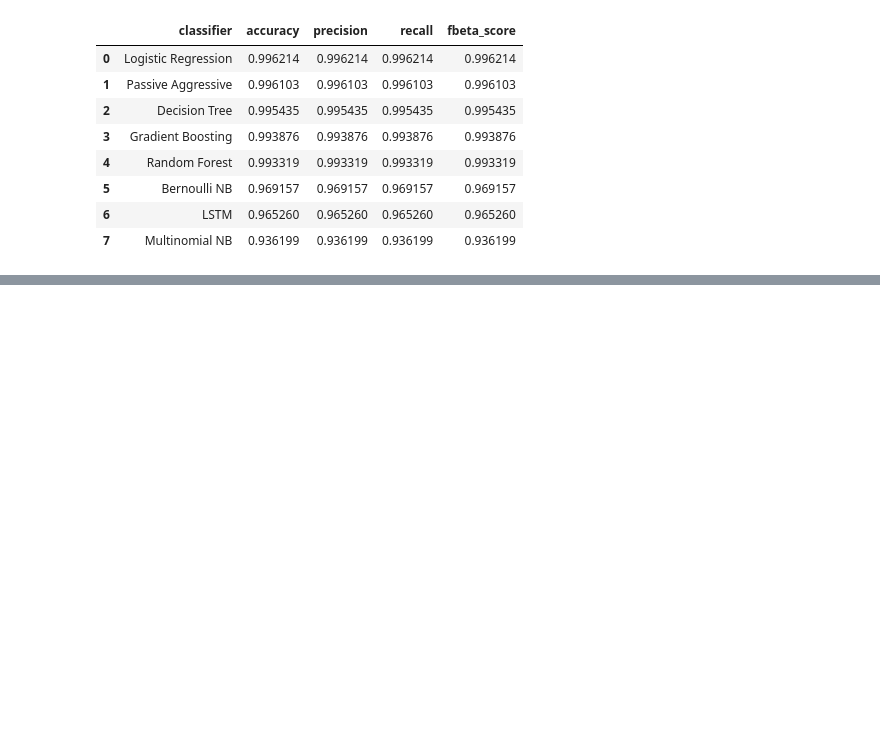
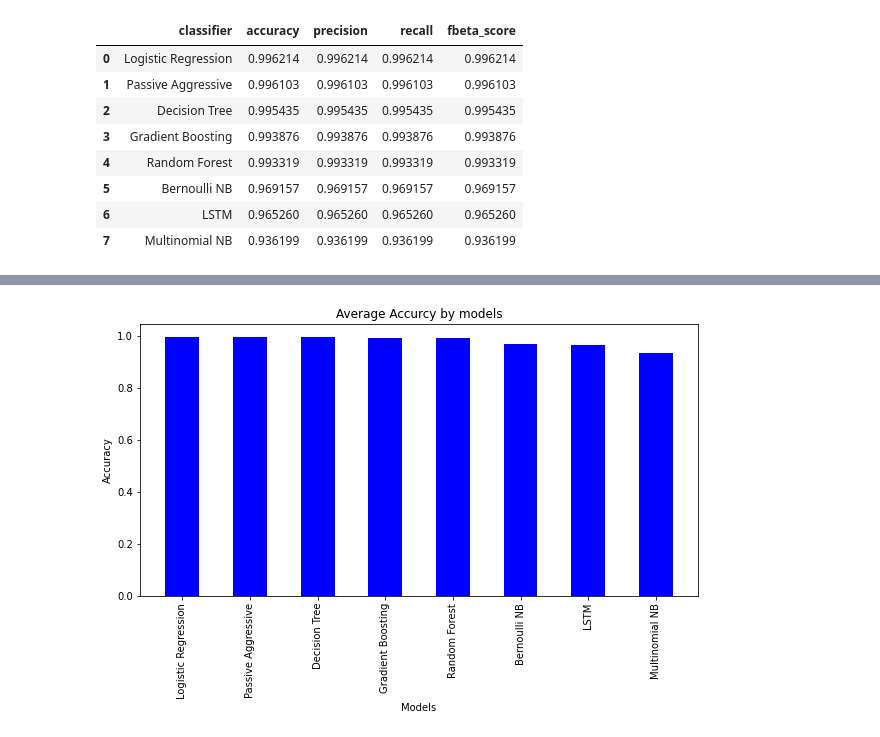
Before and after one commit to reachsidd/fina_project_6740, a Jupyter notebook: python/FinalProject3.ipynb, the cells around one changed output, grey strips where cells are left out. Saved outputs shown, nothing was run; the diff lists cells and outputs as text; code cells hidden in the pictures; blank space fills up the shorter version.

```diff
--- a/python/FinalProject3.ipynb
+++ b/python/FinalProject3.ipynb
@@ -464,0 +481,11 @@ metrics_df.sort_values(by=['accuracy'], ascending=False).reset_index(drop=True)
+# %%
+fig = plt.figure(figsize = (10, 5))
+# creating the bar plot
+plt.bar(metrics_df.classifier, metrics_df.accuracy, color ='blue',width = 0.5)
+plt.xlabel("Models")
+plt.ylabel("Accuracy")
+plt.title("Average Accurcy by models")
+plt.xticks(rotation=90)
+plt.show()
+# %% [output]
+[figure, added]
```
Also changed, not shown: parts of 8 cells of this notebook.
